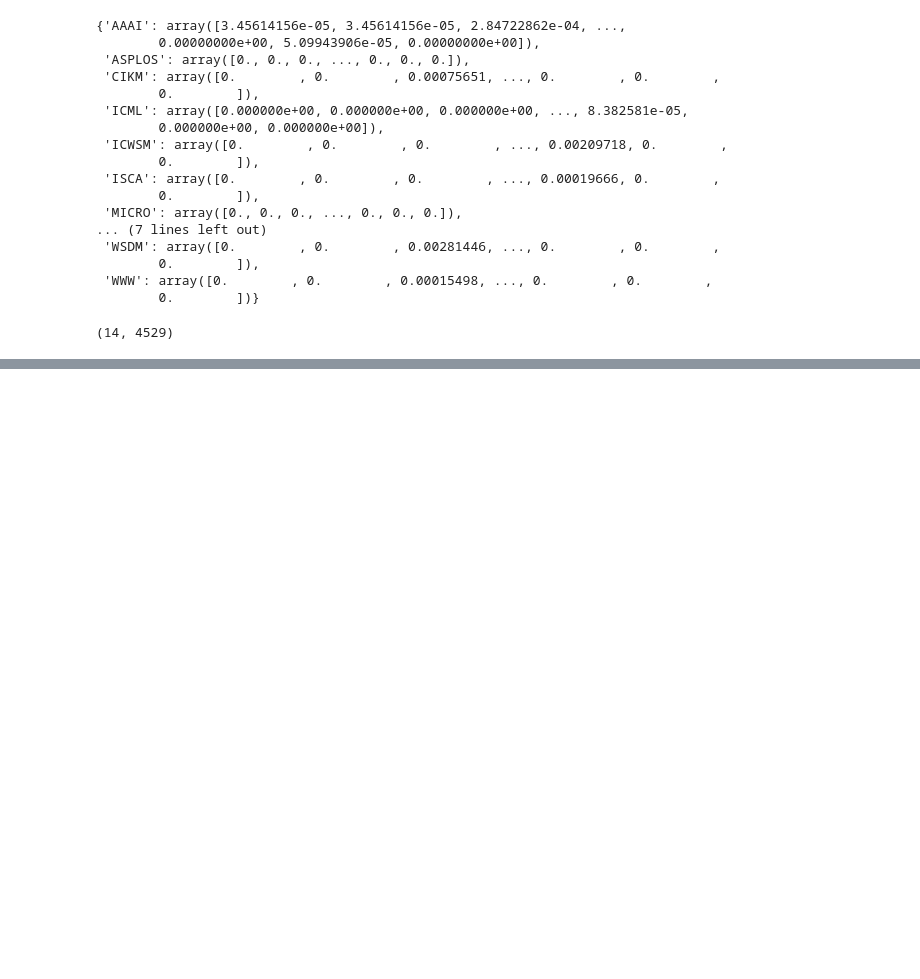
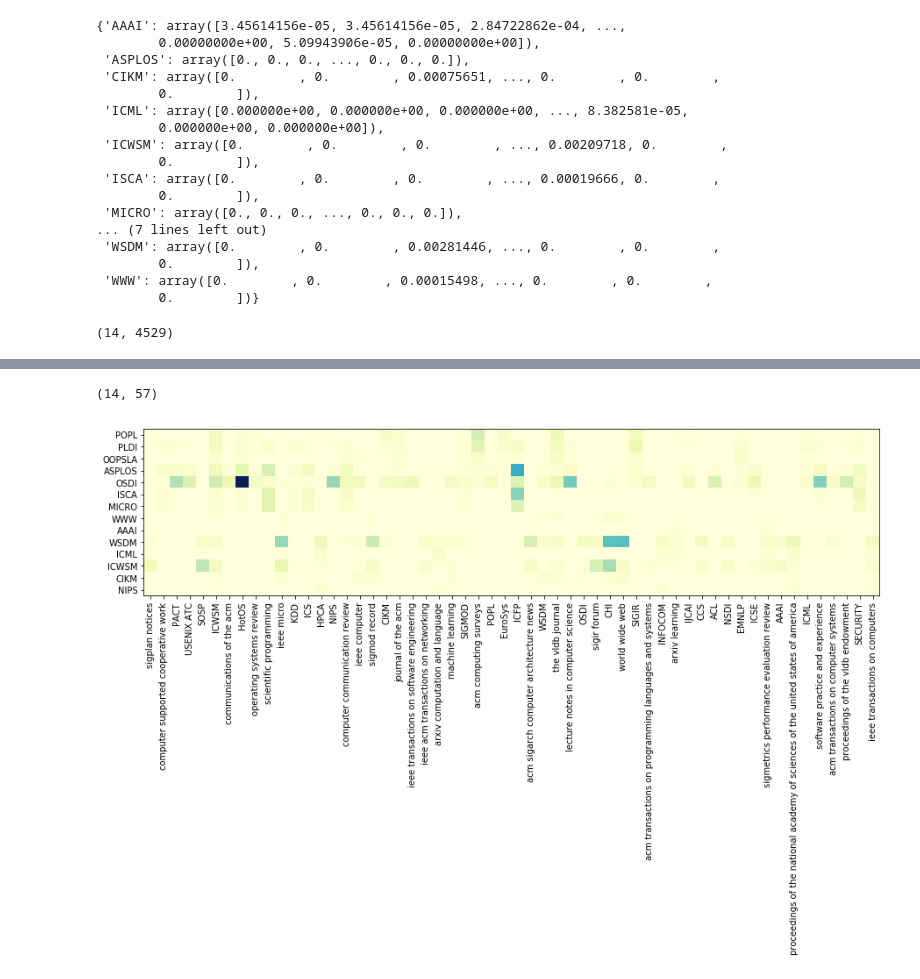
Before and after one commit to shinminjeong/citetrends, a Jupyter notebook: ent2Vec/LitmusBOV.ipynb, the cells around one changed output, grey strips where cells are left out. Drawn from its saved outputs; the diff is of its cells as text; code cells hidden in the pictures; blank space fills up the shorter version.

Commit message:
filter litmux matrix only for top conf (by names)

```diff
--- a/ent2Vec/LitmusBOV.ipynb
+++ b/ent2Vec/LitmusBOV.ipynb
@@ -111,0 +112,20 @@ for i in range(1, number_of_venues, x_range):
+# %%
+threshold = 0.2
+above_thres = []
+for i in range(0, arr.shape[1]):
+    if sum(arr[:,i]) >= threshold:
+        above_thres.append(i)
+# %%
+new_arr = arr[:,above_thres]
+# %%
+new_arr.shape # top conferences
+# %% [output]
+(14, 57)
+# %%
+topconf = [sorted_list_bov[i] for i in above_thres]
+topconf_names = [get_conf_name(n) for n in topconf]
+# %%
+for i in range(1, new_arr.shape[1], x_range):
+    draw_heatmap(new_arr[:14,i:i+x_range], row_labels, topconf_names)
+# %% [output]
+[figure, added]
```
Also changed, not shown: parts of 3 cells of this notebook, 1 other file.
